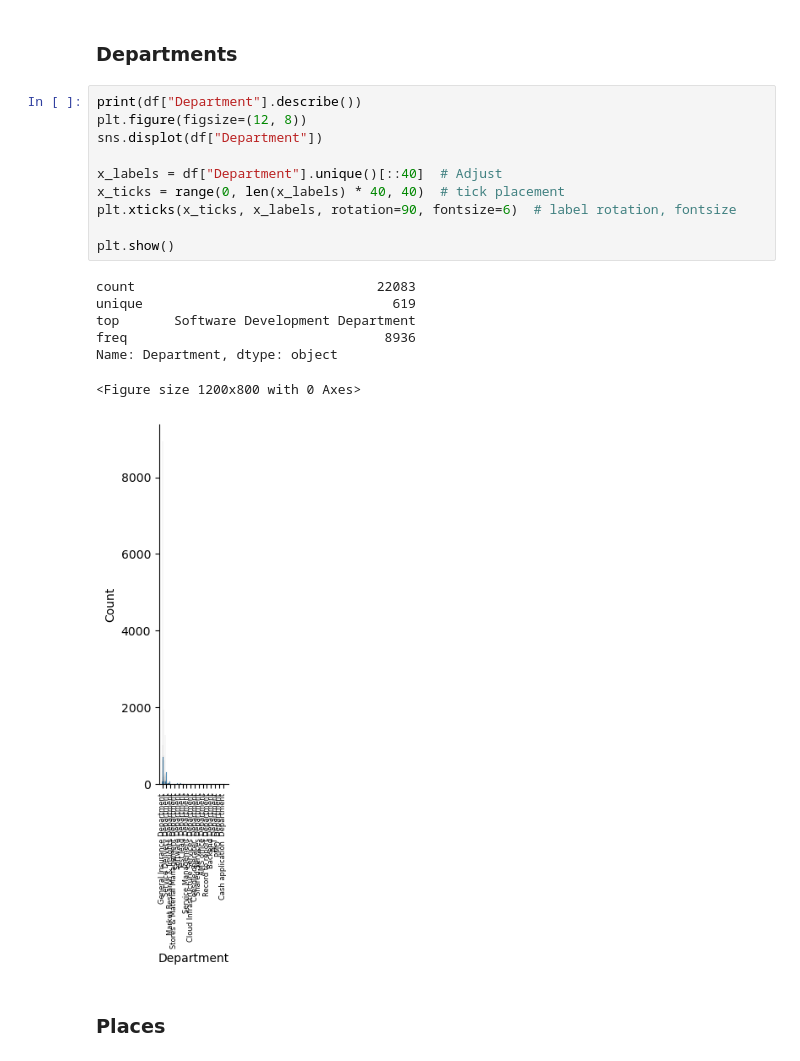
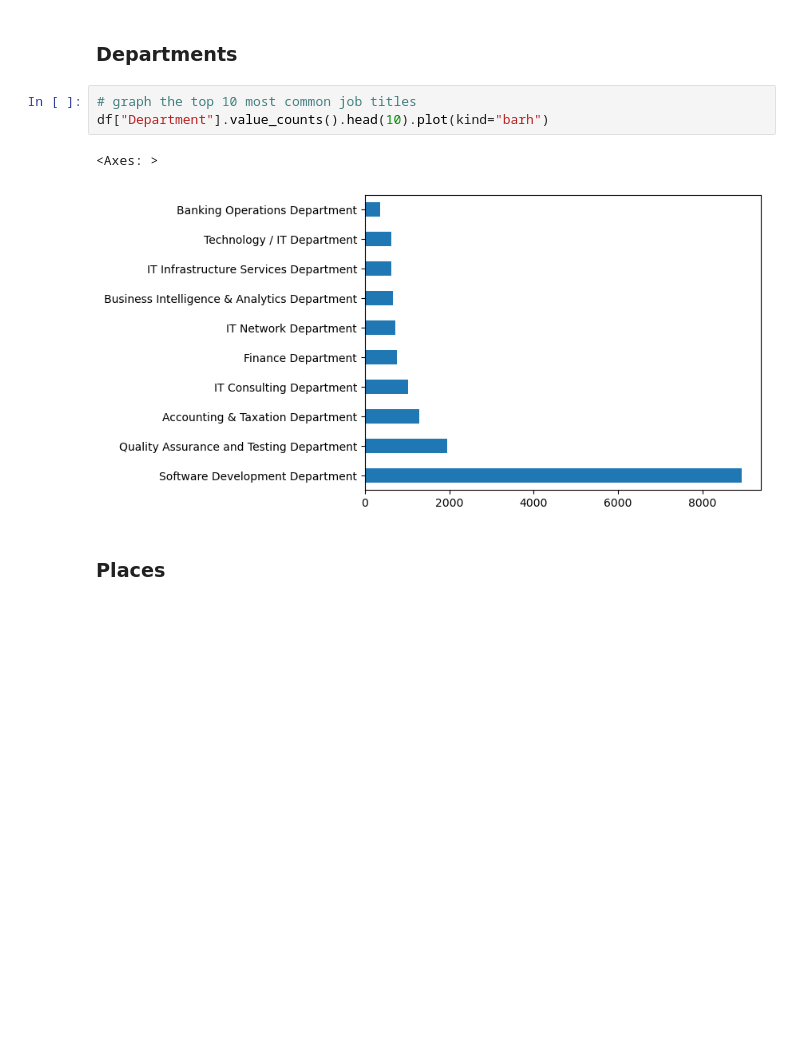
Before and after one commit to TEcjddns/UChicago_AIML_Project, a Jupyter notebook: EmployeeHappiness.ipynb, the cells around one changed output. Drawn from its saved outputs; the diff is of its cells as text; blank space fills up the shorter version.

```diff
--- a/EmployeeHappiness.ipynb
+++ b/EmployeeHappiness.ipynb
@@ -198,23 +201,11 @@ Name: Job_type, dtype: object
 [figure]
 # %% [markdown]
 ### Departments
-# %%
-print(df["Department"].describe())
-plt.figure(figsize=(12, 8))
-sns.displot(df["Department"])
-
-x_labels = df["Department"].unique()[::40]  # Adjust
-x_ticks = range(0, len(x_labels) * 40, 40)  # tick placement
-plt.xticks(x_ticks, x_labels, rotation=90, fontsize=6)  # label rotation, fontsize
-
-plt.show()
-# %% [output]
-count                               22083
-unique                                619
-top       Software Development Department
-freq                                 8936
-Name: Department, dtype: object
-<Figure size 1200x800 with 0 Axes>
-[figure, removed]
+# %%
+# graph the top 10 most common job titles
+df["Department"].value_counts().head(10).plot(kind="barh")
+# %% [output]
+<Axes: >
+[figure, added]
 # %% [markdown]
 ### Places
```
Also changed, not shown: parts of 7 cells of this notebook.
